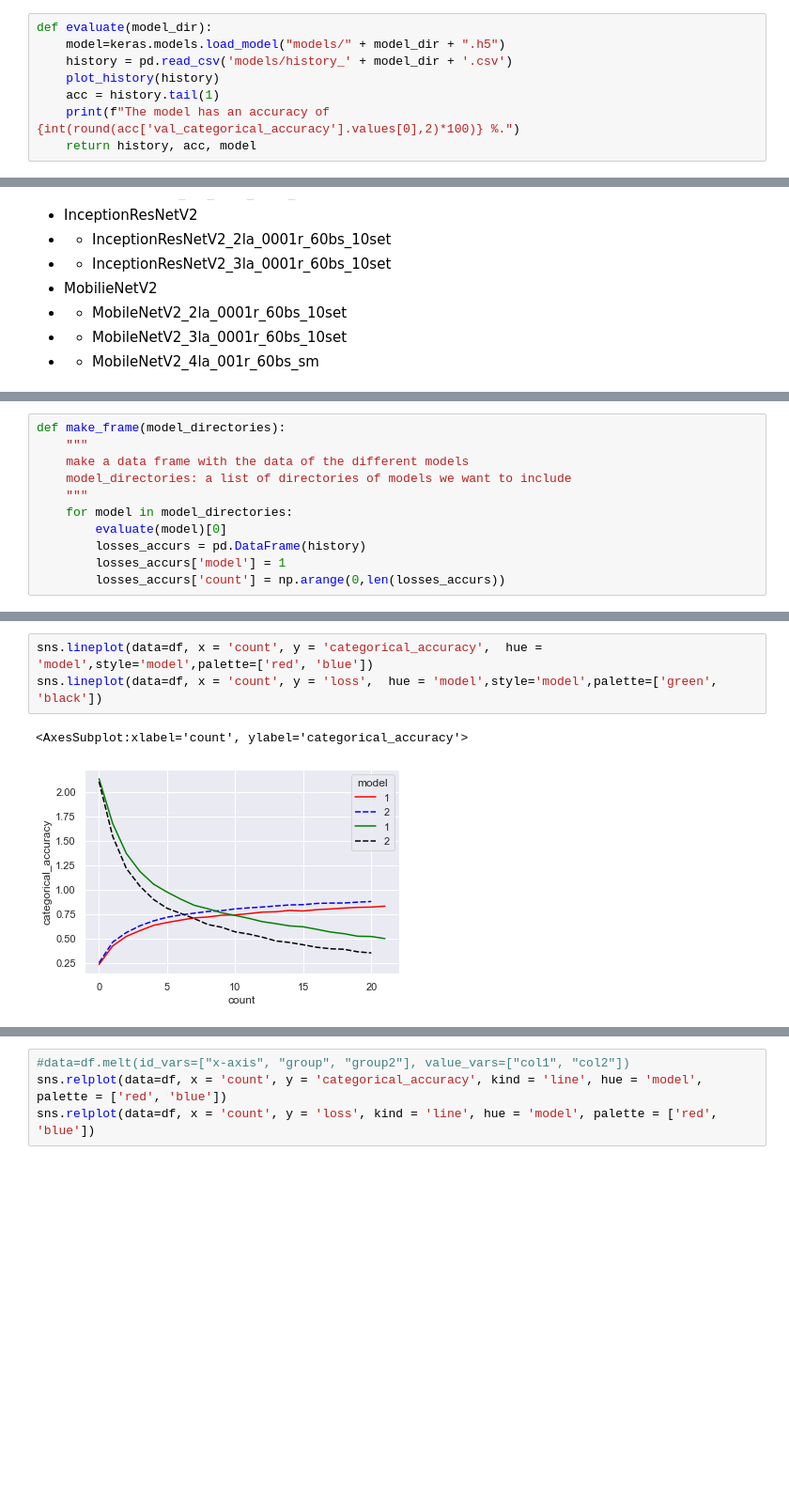
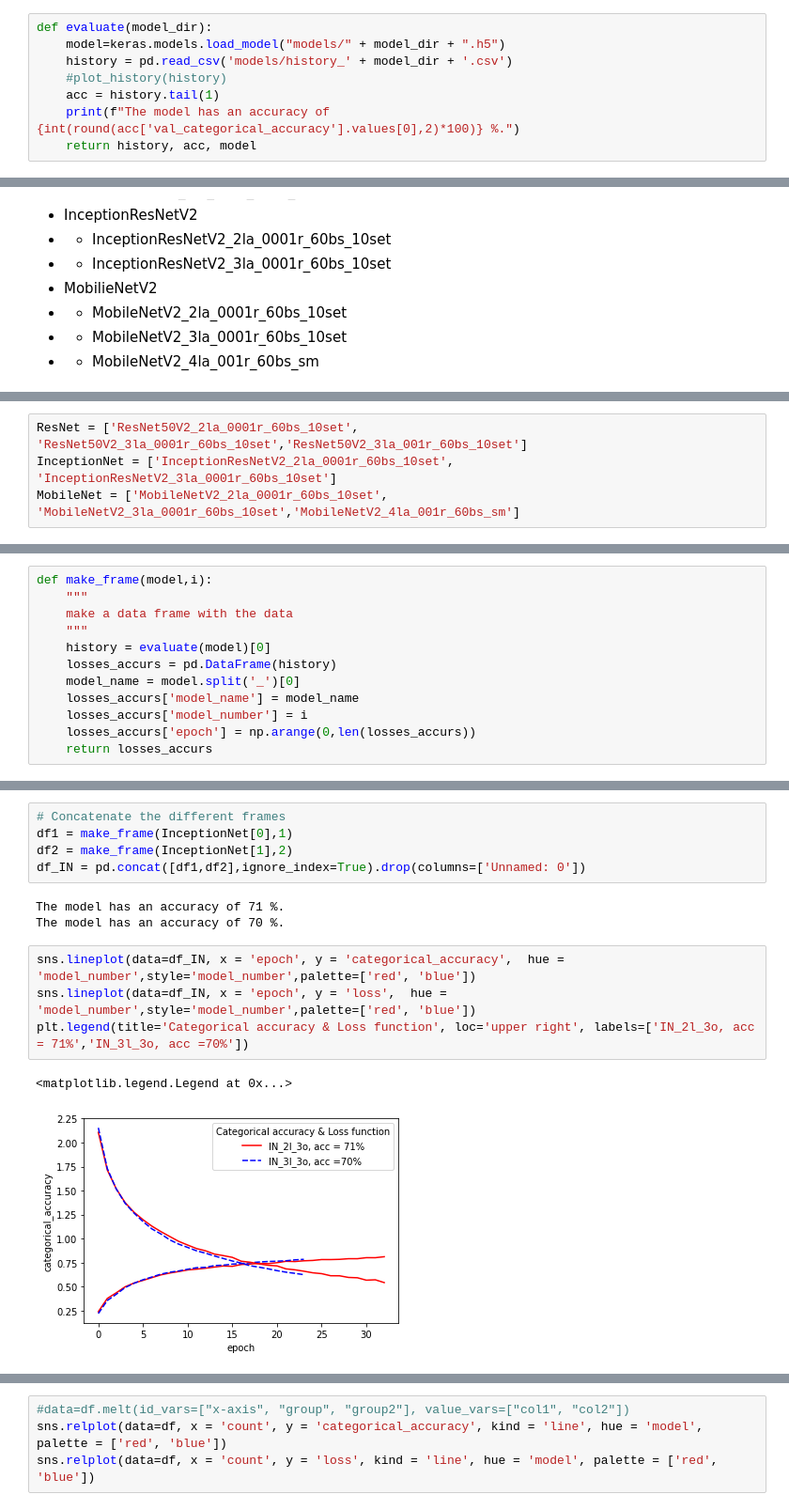
Before and after one commit to RosiNantis/mushroom_classification, a Jupyter notebook: presentation_plots.ipynb, the cells around one changed output, grey strips where cells are left out. Shown at 94% size. Cells and saved outputs as stored; diff of their text form; blank space fills up the shorter version.

```diff
--- a/presentation_plots.ipynb
+++ b/presentation_plots.ipynb
@@ -391,7 +391,7 @@ def plot_history(history):
 def evaluate(model_dir):
     model=keras.models.load_model("models/" + model_dir + ".h5")
     history = pd.read_csv('models/history_' + model_dir + '.csv')
-    plot_history(history)
+    #plot_history(history)
     acc = history.tail(1)
     print(f"The model has an accuracy of {int(round(acc['val_categorical_accuracy'].values[0],2)*100)} %.")
     return history, acc, model
@@ -411 +414,5 @@ def evaluate(model_dir):
+# %%
+ResNet = ['ResNet50V2_2la_0001r_60bs_10set', 'ResNet50V2_3la_0001r_60bs_10set','ResNet50V2_3la_001r_60bs_10set']
+InceptionNet = ['InceptionResNetV2_2la_0001r_60bs_10set', 'InceptionResNetV2_3la_0001r_60bs_10set']
+MobileNet = ['MobileNetV2_2la_0001r_60bs_10set', 'MobileNetV2_3la_0001r_60bs_10set','MobileNetV2_4la_001r_60bs_sm']
 # %%
@@ -415,11 +447,12 @@ OSError: No file or directory found at models/ResNet50V2_2la_0001r_60bs_10set.h5
 # %%
-def make_frame(model_directories):
+def make_frame(model,i):
     """
-    make a data frame with the data of the different models
-    model_directories: a list of directories of models we want to include
+    make a data frame with the data
     """
-    for model in model_directories:
-        evaluate(model)[0]
-        losses_accurs = pd.DataFrame(history)
-        losses_accurs['model'] = 1
-        losses_accurs['count'] = np.arange(0,len(losses_accurs))
+    history = evaluate(model)[0]
+    losses_accurs = pd.DataFrame(history)
+    model_name = model.split('_')[0]
+    losses_accurs['model_name'] = model_name
+    losses_accurs['model_number'] = i
+    losses_accurs['epoch'] = np.arange(0,len(losses_accurs))
+    return losses_accurs
@@ -450,6 +528,15 @@ df.head()
+# %%
+# Concatenate the different frames
+df1 = make_frame(InceptionNet[0],1)
+df2 = make_frame(InceptionNet[1],2)
+df_IN = pd.concat([df1,df2],ignore_index=True).drop(columns=['Unnamed: 0'])
+# %% [output]
+The model has an accuracy of 71 %.
+The model has an accuracy of 70 %.
 # %%
-sns.lineplot(data=df, x = 'count', y = 'categorical_accuracy',  hue = 'model',style='model',palette=['red', 'blue'])
-sns.lineplot(data=df, x = 'count', y = 'loss',  hue = 'model',style='model',palette=['green', 'black'])
+sns.lineplot(data=df_IN, x = 'epoch', y = 'categorical_accuracy',  hue = 'model_number',style='model_number',palette=['red', 'blue'])
+sns.lineplot(data=df_IN, x = 'epoch', y = 'loss',  hue = 'model_number',style='model_number',palette=['red', 'blue'])
+plt.legend(title='Categorical accuracy & Loss function', loc='upper right', labels=['IN_2l_3o, acc = 71%','IN_3l_3o, acc =70%'])
 # %% [output]
-<AxesSubplot:xlabel='count', ylabel='categorical_accuracy'>
+<matplotlib.legend.Legend at 0x...>
-[figure, old version]
+[figure, new version]
```
Also changed, not shown: parts of 23 cells of this notebook, 17 other files.
